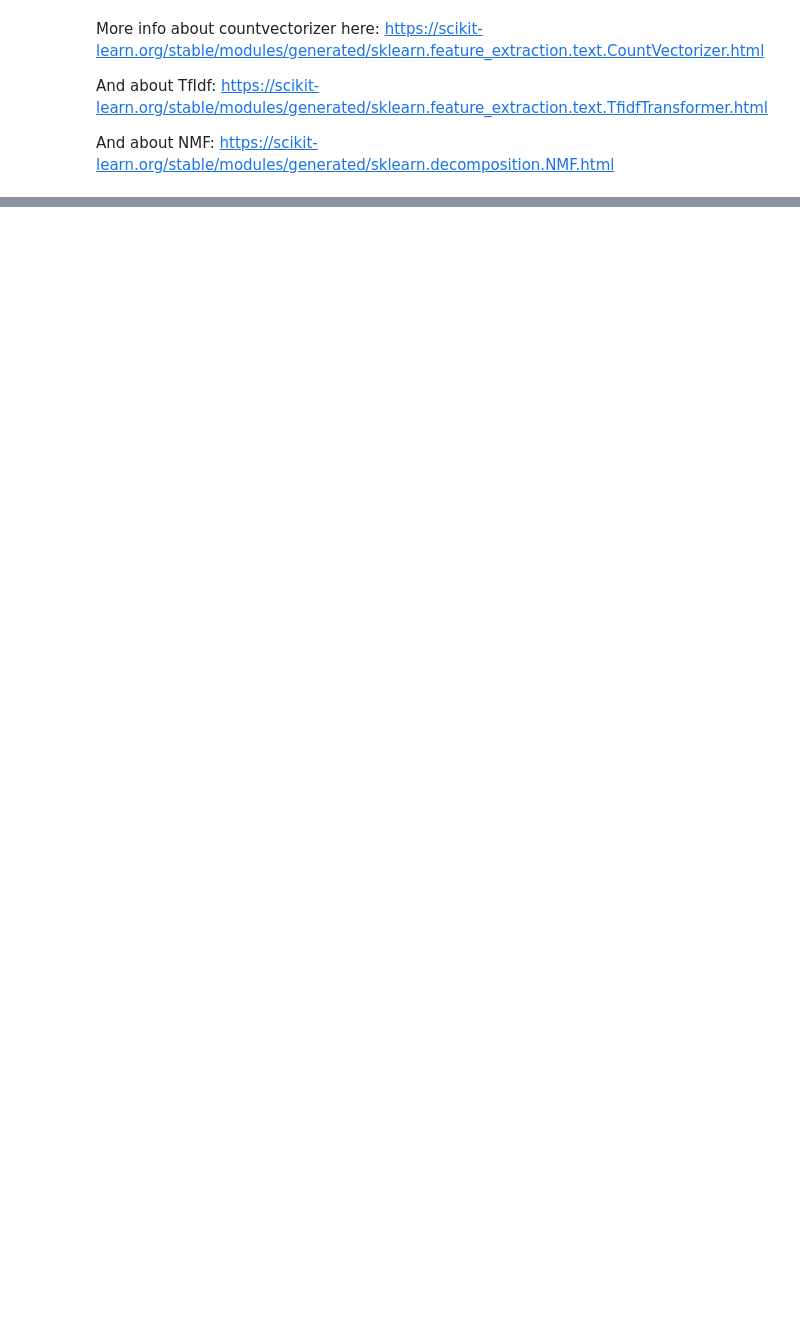
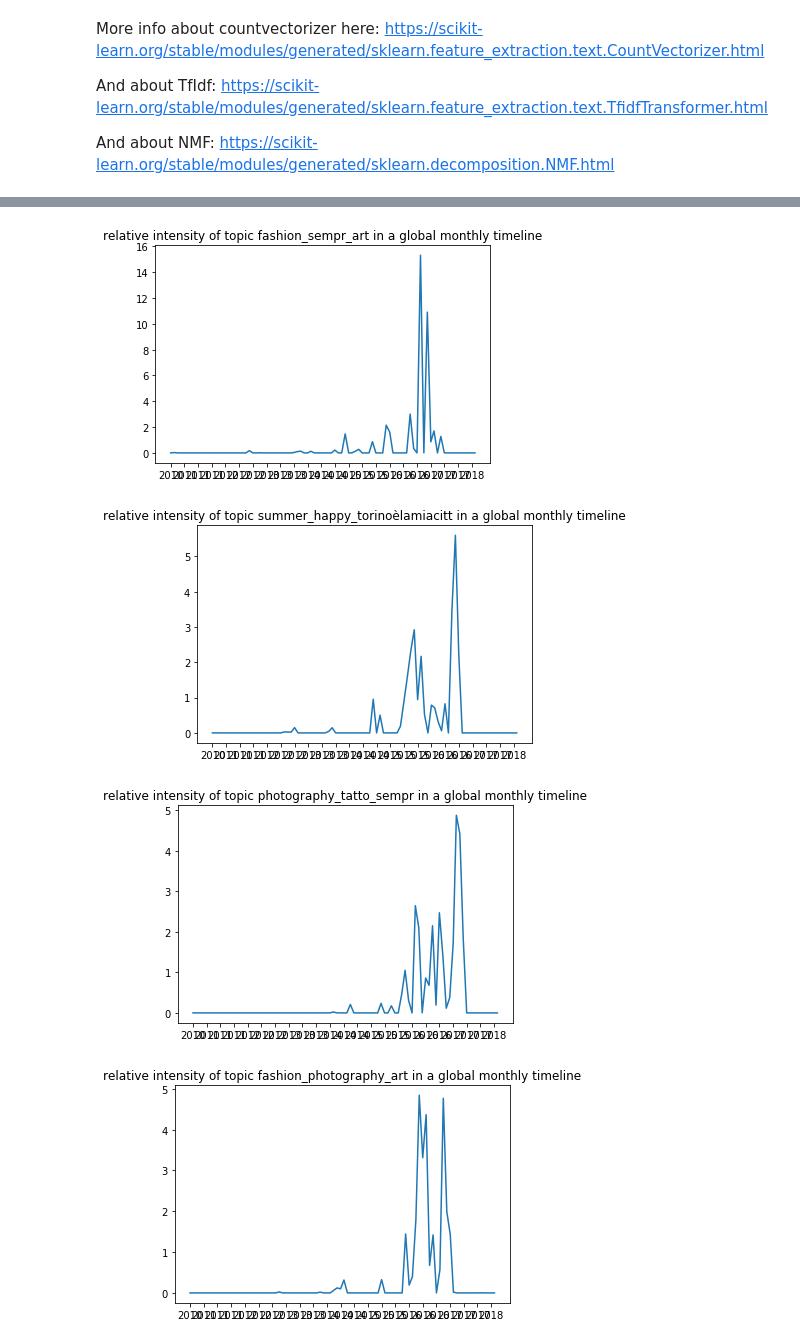
Before and after one commit to EArtiges/Lagrange_Progetto, a Jupyter notebook: TorInstagram_Git.ipynb, the cells around one changed output, grey strips where cells are left out. Drawn from its saved outputs; the diff is of its cells as text; code cells hidden in the pictures; blank space fills up the shorter version.

```diff
--- a/TorInstagram_Git.ipynb
+++ b/TorInstagram_Git.ipynb
@@ -266,5 +286,4 @@ df_new['coordsbin'] = list(zip(df_new.latbin,df_new.lonbin))
 # %%
 #And pickle it
 #df_new.to_pickle('df_new_chkpt3.pkl')
-df_new=pd.read_pickle('df_new_chkpt3.pkl')
-df_new=df_new[df_new['text'] != '']
+#df_new=pd.read_pickle('df_new_chkpt3.pkl')
@@ -616,0 +829,10 @@ for index in range(0,len(A.T)):
+# %%
+reload(IL)
+#Geographical repartition of topics
+for index in range(0,len(A.T)):
+    Coordinates=list(df_classified.index)
+    row=A.T[index]
+    topic=''
+    for i in (1,2,3):
+        topic+='_'+TermVectorsIndex[index][i][0]
+    IL.geo_topic(row,Coordinates,index,topic=topic,save=True,folder='Heatmaps_1701NTF')
@@ -629,9 +887,21 @@ for tvi in TermVectorsIndex[::-1]:
 # %%
-os.mkdir('sample_timelines')
 for index in range(0, len(C.T)):
     row=C.T[index]
+    topic=''
+    for i in (0,1,2):
+        topic+=TermVectorsIndex[index][i][0]+'_'
+    topic=topic.strip('_')
     plt.figure()
-    plt.plot([abs_to_yearmonth(i) for i in range(0,len(row))], row)
-    plt.title('relative intensity of topic '+str(index)+' in a global monthly timeline')
-    plt.savefig('sample_timelines/plot_topic'+str(index)+'.pdf')
+    plt.plot(flags[start:stop], row)
+    plt.xticks(flags[start:stop][::4])
+    plt.title('relative intensity of topic '+topic+' in a global monthly timeline')
+    if True:
+        if 'sample_timelines' not in os.listdir('.'):
+            os.mkdir('sample_timelines')
+        plt.savefig('sample_timelines/plot_topic'+topic+'.pdf')
     plt.show()
+# %% [output]
+[figure, added]
+[figure, added]
+[figure, added]
+[figure, added]
```
Also changed, not shown: parts of 75 cells of this notebook.
